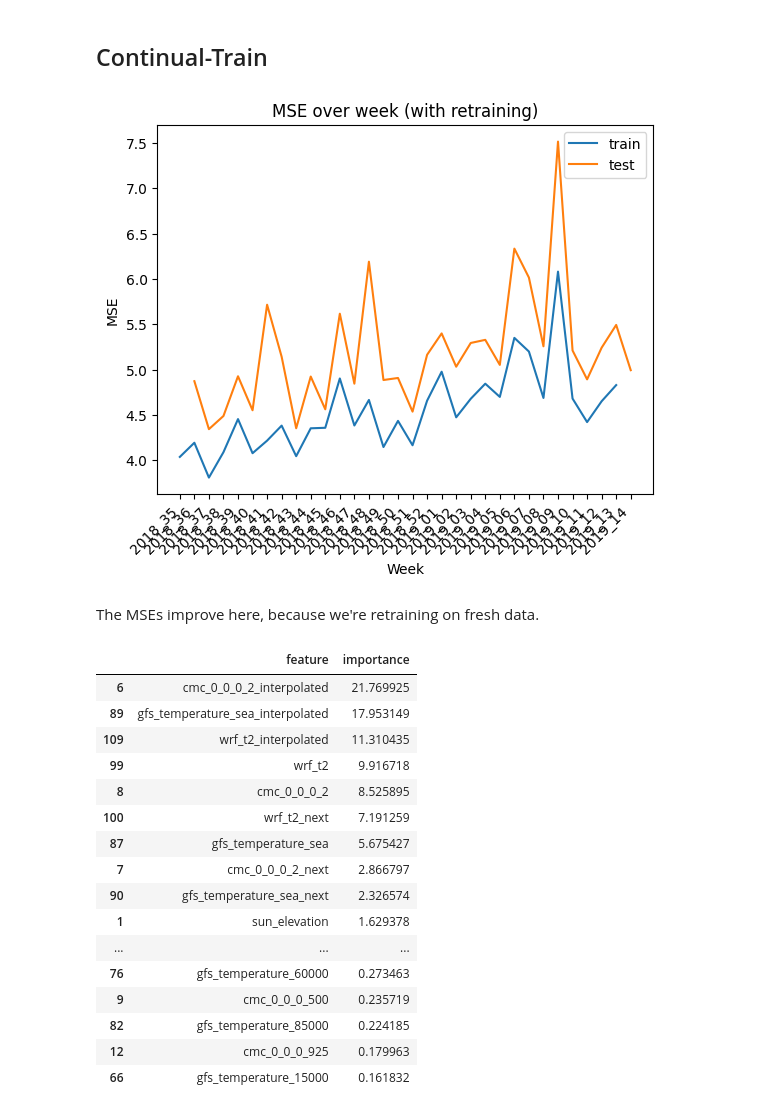
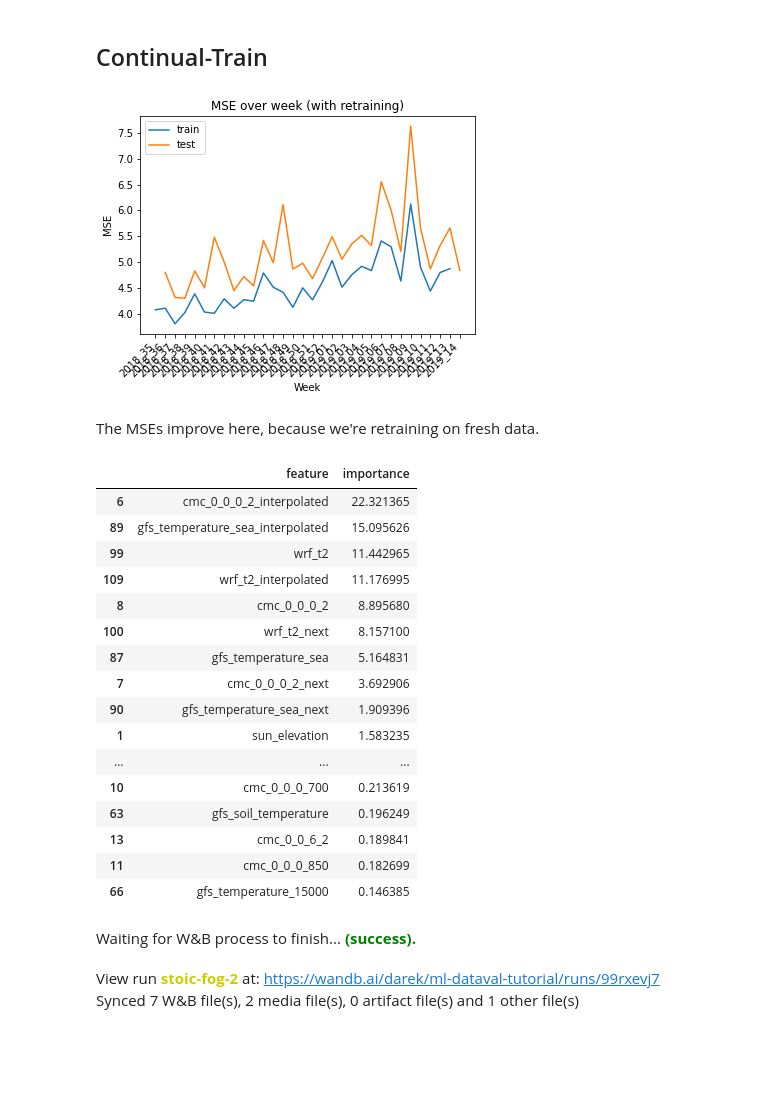
Before and after one commit to shreyashankar/ml-dataval-tutorial, a Jupyter notebook: 01-trainpipelines.ipynb, the cells around one changed output. Drawn from its saved outputs; the diff is of its cells as text; code cells hidden in the pictures; blank space fills up the shorter version.

```diff
--- a/01-trainpipelines.ipynb
+++ b/01-trainpipelines.ipynb
@@ -30,9 +41,12 @@ for train_df, test_df in ds.iterate():
 
     if first_iter:
         catboost_hparams = {"depth": 5, "iterations": 250, "learning_rate": 0.03, "loss_function": "RMSE"}
-        t = Trainer(catboost_hparams)
+        # Let's log the hyperparameters to W&B
+        wandb.config.update(catboost_hparams)
+        t = CatBoostTrainer(catboost_hparams)
         print(f"Training for {ds.get_partition_key(train_df)}...")
-        t.fit(X_train, y_train, verbose=100)
+        # We'll pass in the W&B callback to log metrics
+        t.fit(X_train, y_train, verbose=100, callbacks=[WandbCallback()])
         first_iter = False
 
         train_mse = t.score(X_train, y_train)
@@ -72,7 +88,7 @@ for train_df, test_df in ds.iterate():
     X_train, y_train = ds.split_feature_label(train_df)
 
     catboost_hparams = {"depth": 5, "iterations": 250, "learning_rate": 0.03, "loss_function": "RMSE"}
-    continual_t = Trainer(catboost_hparams)
+    continual_t = CatBoostTrainer(catboost_hparams)
     continual_t.fit(X_train, y_train, verbose=False)
     train_mses[ds.get_partition_key(train_df)] = continual_t.score(X_train, y_train)
 
@@ -82,33 +98,42 @@ for train_df, test_df in ds.iterate():
 # %%
 plt.plot(train_mses.keys(), train_mses.values(), label="train")
 plt.plot(test_mses.keys(), test_mses.values(), label="test")
 plt.xticks(rotation=45, ha='right')
 plt.xlabel("Week")
 plt.ylabel("MSE")
 plt.title("MSE over week (with retraining)")
 plt.legend()
+# Let's log our plot to W&B so that we can refer to it in reports and dashboards
+wandb.log({"MSE over week (with retraining)": wandb.Image(plt)})
 plt.show()
 # %% [output]
-[figure, old version]
+[figure, new version]
 # %% [markdown]
 The MSEs improve here, because we're retraining on fresh data.
 # %%
 continual_t.get_feature_importance().head(25)
 # %% [output]
 |  | feature | importance |
-| 6 | cmc_0_0_0_2_interpolated | 21.769925 |
-| 89 | gfs_temperature_sea_interpolated | 17.953149 |
-| 109 | wrf_t2_interpolated | 11.310435 |
-| 99 | wrf_t2 | 9.916718 |
-| 8 | cmc_0_0_0_2 | 8.525895 |
-| 100 | wrf_t2_next | 7.191259 |
-| 87 | gfs_temperature_sea | 5.675427 |
-| 7 | cmc_0_0_0_2_next | 2.866797 |
-| 90 | gfs_temperature_sea_next | 2.326574 |
-| 1 | sun_elevation | 1.629378 |
+| 6 | cmc_0_0_0_2_interpolated | 22.321365 |
+| 89 | gfs_temperature_sea_interpolated | 15.095626 |
+| 99 | wrf_t2 | 11.442965 |
+| 109 | wrf_t2_interpolated | 11.176995 |
+| 8 | cmc_0_0_0_2 | 8.895680 |
+| 100 | wrf_t2_next | 8.157100 |
+| 87 | gfs_temperature_sea | 5.164831 |
+| 7 | cmc_0_0_0_2_next | 3.692906 |
+| 90 | gfs_temperature_sea_next | 1.909396 |
+| 1 | sun_elevation | 1.583235 |
 | ... | ... | ... |
-| 76 | gfs_temperature_60000 | 0.273463 |
-| 9 | cmc_0_0_0_500 | 0.235719 |
-| 82 | gfs_temperature_85000 | 0.224185 |
-| 12 | cmc_0_0_0_925 | 0.179963 |
-| 66 | gfs_temperature_15000 | 0.161832 |
+| 10 | cmc_0_0_0_700 | 0.213619 |
+| 63 | gfs_soil_temperature | 0.196249 |
+| 13 | cmc_0_0_6_2 | 0.189841 |
+| 11 | cmc_0_0_0_850 | 0.182699 |
+| 66 | gfs_temperature_15000 | 0.146385 |
+# %%
+# We can finish now the W&B run
+run.finish()
+# %% [output]
+Waiting for W&B process to finish... (success).
+View run stoic-fog-2 at: https://wandb.ai/darek/ml-dataval-tutorial/runs/99rxevj7
+Synced 7 W&B file(s), 2 media file(s), 0 artifact file(s) and 1 other file(s)
```
Also changed, not shown: parts of 3 cells of this notebook, 1 other file.
